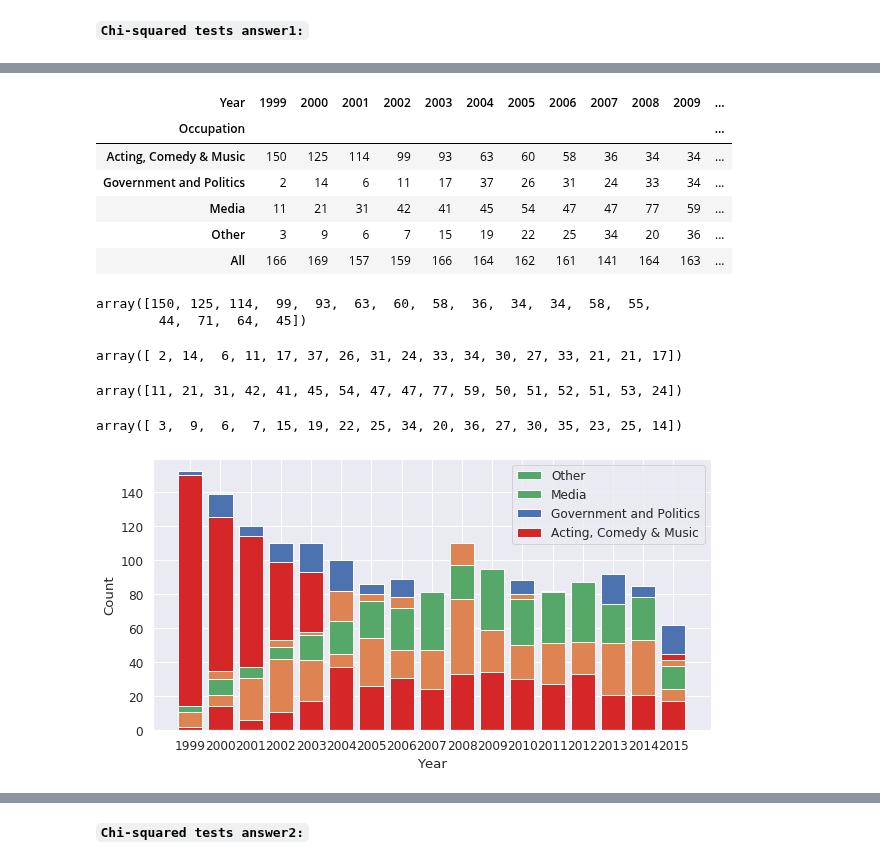
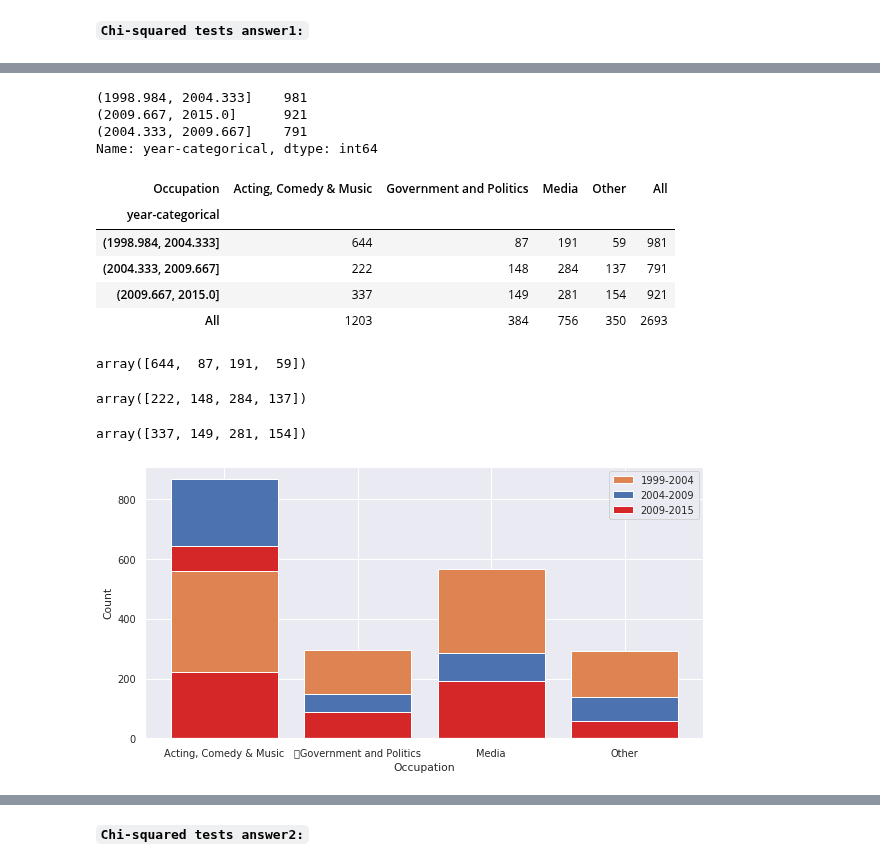
Before and after one commit to bloominstituteoftechnology/DS-Unit-1-Sprint-2-Statistics, a Jupyter notebook: module2/Sarah_Xu_LS_DS10_122_Sampling_Confidence_Intervals_and_Hypothesis_Testing_Assignment.ipynb, the cells around one changed output, grey strips where cells are left out. Drawn from its saved outputs; the diff is of its cells as text; code cells hidden in the pictures.

```diff
--- a/module2/Sarah_Xu_LS_DS10_122_Sampling_Confidence_Intervals_and_Hypothesis_Testing_Assignment.ipynb
+++ b/module2/Sarah_Xu_LS_DS10_122_Sampling_Confidence_Intervals_and_Hypothesis_Testing_Assignment.ipynb
@@ -126,53 +126,55 @@ df.describe(exclude='number')
 | freq | 596 | 3 | 930 | 19 | 1203 |
+# %%
+
+
+df['year-categorical']=pd.cut(df['Year'],3)
+df['year-categorical'].value_counts()
+# %% [output]
+(1998.984, 2004.333]    981
+(2009.667, 2015.0]      921
+(2004.333, 2009.667]    791
+Name: year-categorical, dtype: int64
 # %%
-contingency_table=pd.crosstab(df['Occupation'],df['Year'],margins=True)
+contingency_table=pd.crosstab(df['year-categorical'],df['Occupation'],margins=True)
 contingency_table
 # %% [output]
-| Year | 1999 | 2000 | 2001 | 2002 | 2003 | 2004 | 2005 | 2006 | 2007 | 2008 | 2009 | ... |
-| Occupation |  |  |  |  |  |  |  |  |  |  |  | ... |
-| Acting, Comedy & Music | 150 | 125 | 114 | 99 | 93 | 63 | 60 | 58 | 36 | 34 | 34 | ... |
-| Government and Politics | 2 | 14 | 6 | 11 | 17 | 37 | 26 | 31 | 24 | 33 | 34 | ... |
-| Media | 11 | 21 | 31 | 42 | 41 | 45 | 54 | 47 | 47 | 77 | 59 | ... |
-| Other | 3 | 9 | 6 | 7 | 15 | 19 | 22 | 25 | 34 | 20 | 36 | ... |
-| All | 166 | 169 | 157 | 159 | 166 | 164 | 162 | 161 | 141 | 164 | 163 | ... |
+| Occupation | Acting, Comedy & Music | Government and Politics | Media | Other | All |
+| year-categorical |  |  |  |  |  |
+| (1998.984, 2004.333] | 644 | 87 | 191 | 59 | 981 |
+| (2004.333, 2009.667] | 222 | 148 | 284 | 137 | 791 |
+| (2009.667, 2015.0] | 337 | 149 | 281 | 154 | 921 |
+| All | 1203 | 384 | 756 | 350 | 2693 |
 # %%
-actingCount=contingency_table.iloc[0][0:17].values
+first=contingency_table.iloc[0][0:4].values
 actingCount
 # %% [output]
-array([150, 125, 114,  99,  93,  63,  60,  58,  36,  34,  34,  58,  55,
-        44,  71,  64,  45])
+array([644,  87, 191,  59])
 # %%
-govCount=contingency_table.iloc[1][0:17].values
+second=contingency_table.iloc[1][0:4].values
 govCount
 # %% [output]
-array([ 2, 14,  6, 11, 17, 37, 26, 31, 24, 33, 34, 30, 27, 33, 21, 21, 17])
+array([222, 148, 284, 137])
 # %%
-mediaCount=contingency_table.iloc[2][0:17].values
+third=contingency_table.iloc[2][0:4].values
 mediaCount
 # %% [output]
-array([11, 21, 31, 42, 41, 45, 54, 47, 47, 77, 59, 50, 51, 52, 51, 53, 24])
+array([337, 149, 281, 154])
-# %%
-otherCount=contingency_table.iloc[3][0:17].values
-otherCount
-# %% [output]
-array([ 3,  9,  6,  7, 15, 19, 22, 25, 34, 20, 36, 27, 30, 35, 23, 25, 14])
 # %%
 import matplotlib.pyplot as plt
 import seaborn as sns
 # %%
 fig = plt.figure(figsize=(10, 5))
-sns.set(font_scale=1.1)
-categories = ["1999","2000","2001","2002","2003","2004",'2005','2006','2007','2008','2009','2010','2011','2012','2013','2014','2015']
-p1 = plt.bar(categories, actingCount, 0.8, color='#d62728')
-p2 = plt.bar(categories, govCount, 0.8, bottom=actingCount)
-p3 = plt.bar(categories, mediaCount, 0.8, bottom=govCount)
-p3 = plt.bar(categories, otherCount, 0.8, bottom=mediaCount)
+sns.set(font_scale=0.9)
+categories = ["Acting, Comedy & Music","	Government and Politics","Media",'Other']
+p1 = plt.bar(categories, first, 0.8, color='#d62728')
+p2 = plt.bar(categories, second, 0.8, bottom=first)
+p3 = plt.bar(categories, third, 0.8, bottom=second)
 
 
-plt.legend((p4[0], p3[0],p2[0], p1[0]), ('Other', 'Media','Government and Politics','Acting, Comedy & Music'))
-plt.xlabel('Year')
+plt.legend(( p3[0],p2[0], p1[0]), ('1999-2004', '2004-2009','2009-2015'))
+plt.xlabel('Occupation')
 plt.ylabel('Count')
 plt.show()
 # %% [output]
-[figure, old version]
+[figure, new version]
 # %%
```
Also changed, not shown: parts of 4 cells of this notebook.
